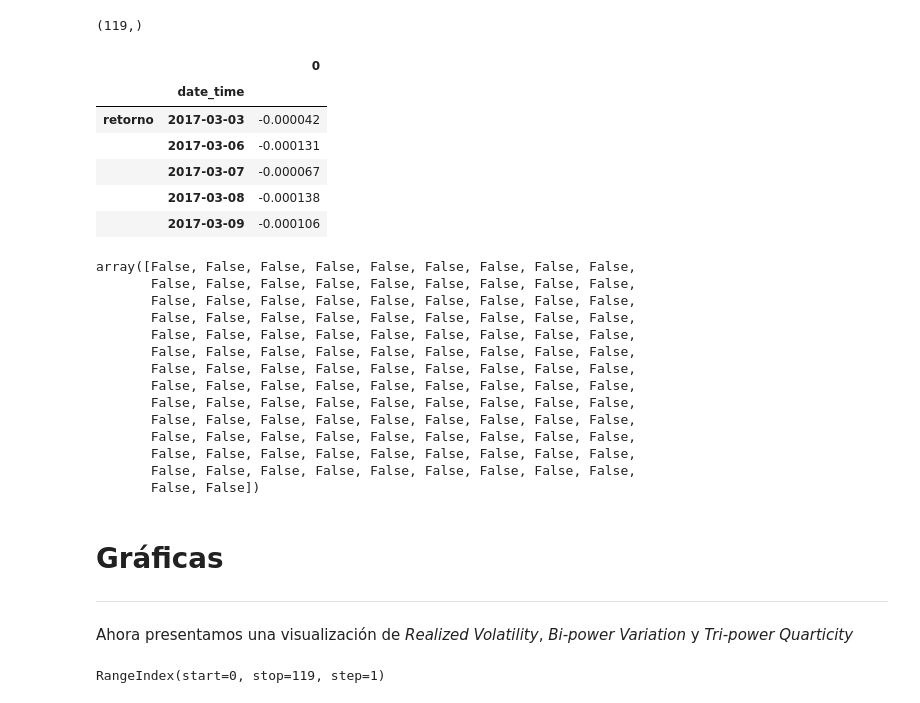
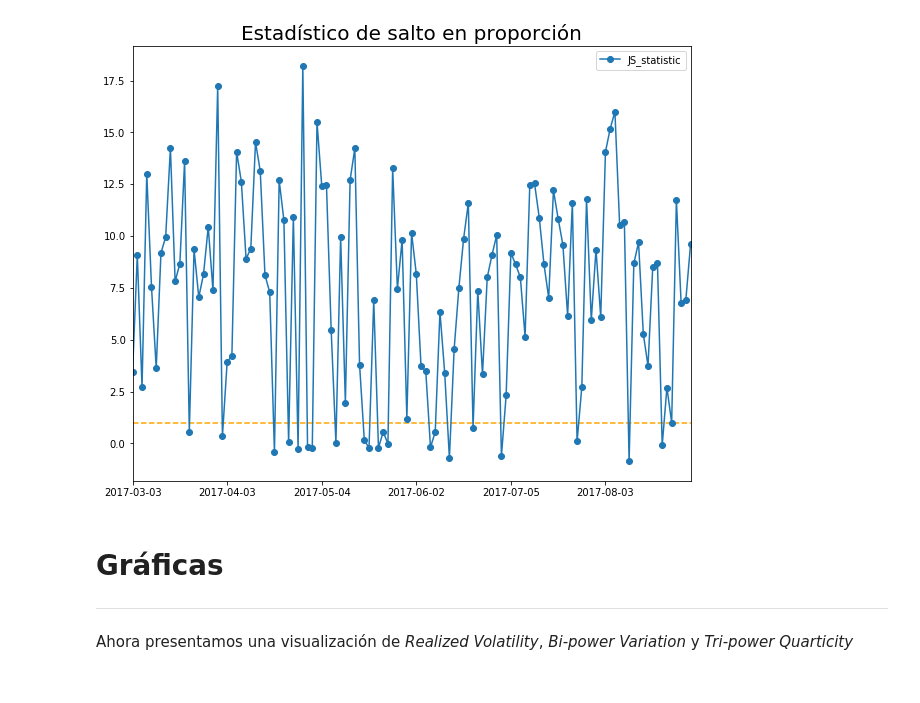
Before and after one commit to nromerodiaz/MarketQualityParams, a Jupyter notebook: JumpStatistic.ipynb, the cells around one changed output. Drawn from its saved outputs; the diff is of its cells as text; code cells hidden in the pictures.

```diff
--- a/JumpStatistic.ipynb
+++ b/JumpStatistic.ipynb
@@ -279,37 +298,10 @@ Denominador 0.7803805186331421
-# %%
-# Nos interesa ver que tenemos resultados para los 119 dias que hay en nuestros datos
-np.shape(JSTEST)
-# %% [output]
-(119,)
-# %%
-# Vemos los datos para los retornos resampleados a 5 minutos
-pd.DataFrame(JSTEST).head()
-# %% [output]
-|  |  | 0 |
-|  | date_time |  |
-| retorno | 2017-03-03 | -0.000042 |
-|  | 2017-03-06 | -0.000131 |
-|  | 2017-03-07 | -0.000067 |
-|  | 2017-03-08 | -0.000138 |
-|  | 2017-03-09 | -0.000106 |
-# %%
-# Revisamos si alguno de los valores supera el valor critico
-JSTEST.values > 1.96
-# %% [output]
-array([False, False, False, False, False, False, False, False, False,
-       False, False, False, False, False, False, False, False, False,
-       False, False, False, False, False, False, False, False, False,
-       False, False, False, False, False, False, False, False, False,
-       False, False, False, False, False, False, False, False, False,
-       False, False, False, False, False, False, False, False, False,
-       False, False, False, False, False, False, False, False, False,
-       False, False, False, False, False, False, False, False, False,
-       False, False, False, False, False, False, False, False, False,
-       False, False, False, False, False, False, False, False, False,
-       False, False, False, False, False, False, False, False, False,
-       False, False, False, False, False, False, False, False, False,
-       False, False, False, False, False, False, False, False, False,
-       False, False])
+# %%
+js_test.plot(figsize=(10, 8), marker="o")
+plt.title("Estadístico de salto en proporción", fontsize=20)
+plt.hlines(y=1, xmin=0, xmax=len(js_test), linestyles="--", color="orange")
+plt.show()
+# %% [output]
+[figure, added]
 # %% [markdown]
 # Gráficas
 ---
@@ -326,4 +308,0 @@ tripower_quart = pd.DataFrame(tripower_quart)
-# %%
-realized_volat.index
-# %% [output]
-RangeIndex(start=0, stop=119, step=1)
```
Also changed, not shown: parts of 51 cells of this notebook.
